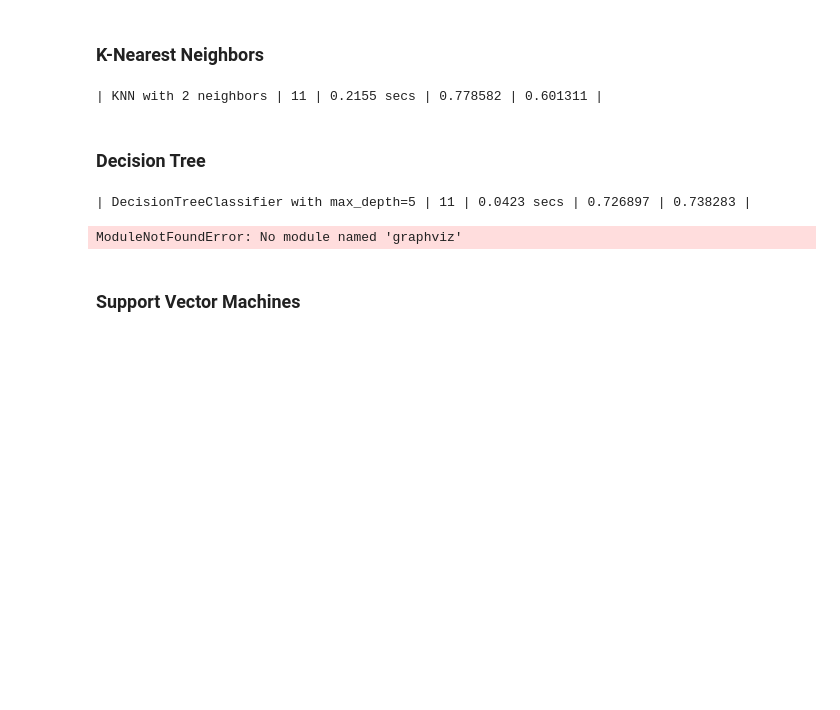
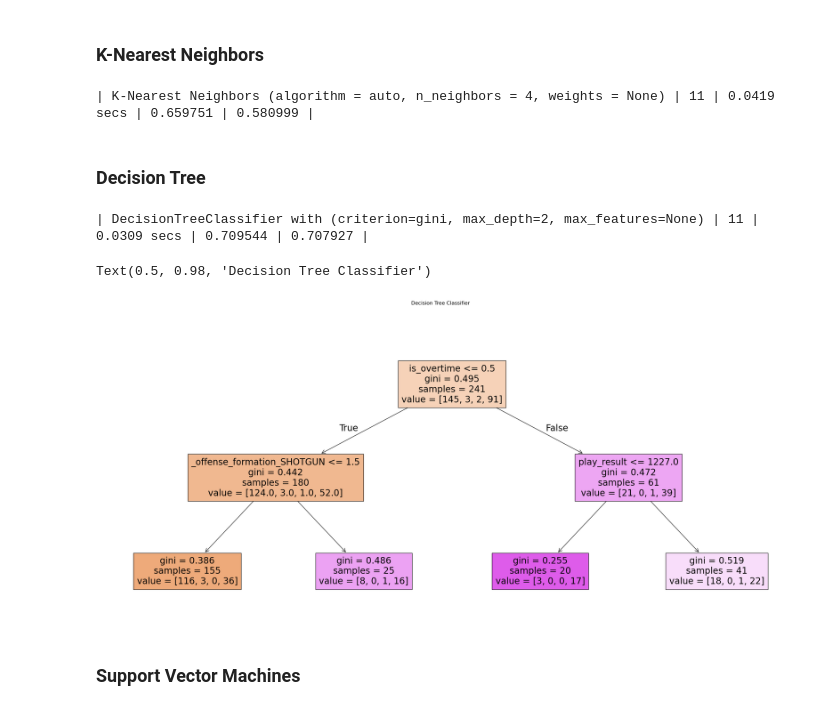
Before and after one commit to davestange/predict_plays, a Jupyter notebook: predict.ipynb, the cells around one changed output. Cells and saved outputs as stored; diff of their text form; code cells hidden in the pictures; blank space fills up the shorter version.

```diff
--- a/predict.ipynb
+++ b/predict.ipynb
@@ -146,11 +185,11 @@ plays['off_yards_to_goal'] = plays.apply(lambda p: 100 - int(p.yardlineNumber) i
 TARGET_FEATURE = 'play_result'
 TRAINING_FEATURES = ['down', 'yardsToGo',                                                       # down and distance
                      'quarter', 'secs_remaining', 'is_inside_two_mins', 'is_overtime',          # game time
-                     'wr_count', 'te_count', 'rb_count', 'extra_ol', 'offenseFormation',        # formations
+                     'wr_count', 'te_count', 'rb_count', 'extra_ol', 'offense_formation',       # formations
                      TARGET_FEATURE]
 
 # set transformer of remaining categorical features
 col_trans = make_column_transformer(
-    (OneHotEncoder(drop = 'if_binary'), ['offenseFormation']),
+    (OneHotEncoder(drop = 'if_binary'), ['offense_formation']),
     remainder='passthrough')
 # %%
@@ -353,47 +584,47 @@ modeller.run()
 # %% [markdown]
 ### K-Nearest Neighbors
 # %%
-modeller = ModelTrainer(
-    f"KNN with {PARAM_K_NEAREST_NEIGHBORS} neighbors",
-    Pipeline([
-        ('transformer', col_trans),
-        ('regression', KNeighborsClassifier(n_neighbors=PARAM_K_NEAREST_NEIGHBORS))
-    ])
-)
-modeller.run()
+model_name = f"K-Nearest Neighbors (algorithm = {kneighbors__algorithm}, n_neighbors = {kneighbors__n_neighbors}, weights = {kneighbors__weights})"
+model = KNeighborsClassifier(algorithm = kneighbors__algorithm,
+                             n_neighbors = kneighbors__n_neighbors,
+                             weights = kneighbors__weights)
+ModelTrainer(model_name,
+             Pipeline([
+                 ('transformer', col_trans),
+                 ('regression', model)
+            ])).run()
 # %% [output]
-| KNN with 2 neighbors | 11 | 0.2155 secs | 0.778582 | 0.601311 |
+| K-Nearest Neighbors (algorithm = auto, n_neighbors = 4, weights = None) | 11 | 0.0419 secs | 0.659751 | 0.580999 |
 # %% [markdown]
 ### Decision Tree
 # %%
-decision_tree = DecisionTreeClassifier(criterion='entropy', max_depth=PARAM_DECISION_TREE_MAX_DEPTH)
+model_name = f"DecisionTreeClassifier with (criterion={decision_tree__criterion}, max_depth={decision_tree__max_depth}, max_features={decision_tree__max_features})"
+model = DecisionTreeClassifier(criterion=decision_tree__criterion,
+                                       max_depth=decision_tree__max_depth,
+                                       max_features=decision_tree__max_features)
+ModelTrainer(model_name,
+             Pipeline([
+                 ('transformer', col_trans),
+                 ('regression', model)
+            ])).run()
 
-modeller = ModelTrainer(
-    f"DecisionTreeClassifier with max_depth={PARAM_DECISION_TREE_MAX_DEPTH}",
-    Pipeline([
-        ('transformer', col_trans),
-        ('regression', decision_tree)
-    ])
-)
-modeller.run()
+# get cleaned up feature names
+feature_names = []
+feature_names += TRAINING_FEATURES
+feature_names += col_trans.get_feature_names_out().tolist()
+feature_names
+
+feature_names = [x.replace('ordinalencoder__', '_').replace('onehotencoder__', '_').replace('remainder__', '_') for x in feature_names]
+
+fig = plt.figure(figsize=(30,12))
+_ = tree.plot_tree(model,
+                   feature_names=feature_names,
+                   filled=True)
+plt.suptitle("Decision Tree Classifier")
 # %% [output]
-| DecisionTreeClassifier with max_depth=5 | 11 | 0.0423 secs | 0.726897 | 0.738283 |
+| DecisionTreeClassifier with (criterion=gini, max_depth=2, max_features=None) | 11 | 0.0309 secs | 0.709544 | 0.707927 |
+Text(0.5, 0.98, 'Decision Tree Classifier')
+[figure, added]
-# %%
-# get cleaned up feature names
-feature_names = []
-feature_names += TRAINING_FEATURES
-feature_names += col_trans.get_feature_names_out().tolist()
-feature_names
-
-feature_names = [x.replace('ordinalencoder__', '_').replace('onehotencoder__', '_').replace('remainder__', '_') for x in feature_names]
-
-fig = plt.figure(figsize=(40,40))
-_ = tree.plot_tree(decision_tree,
-                   feature_names=feature_names,
-                   filled=True)
-plt.suptitle("Decision Tree Classifier")
-# %% [output]
-ModuleNotFoundError: No module named 'graphviz'
 # %% [markdown]
 ### Support Vector Machines
 # %%
```
Also changed, not shown: parts of 26 cells of this notebook, 1 other file.
